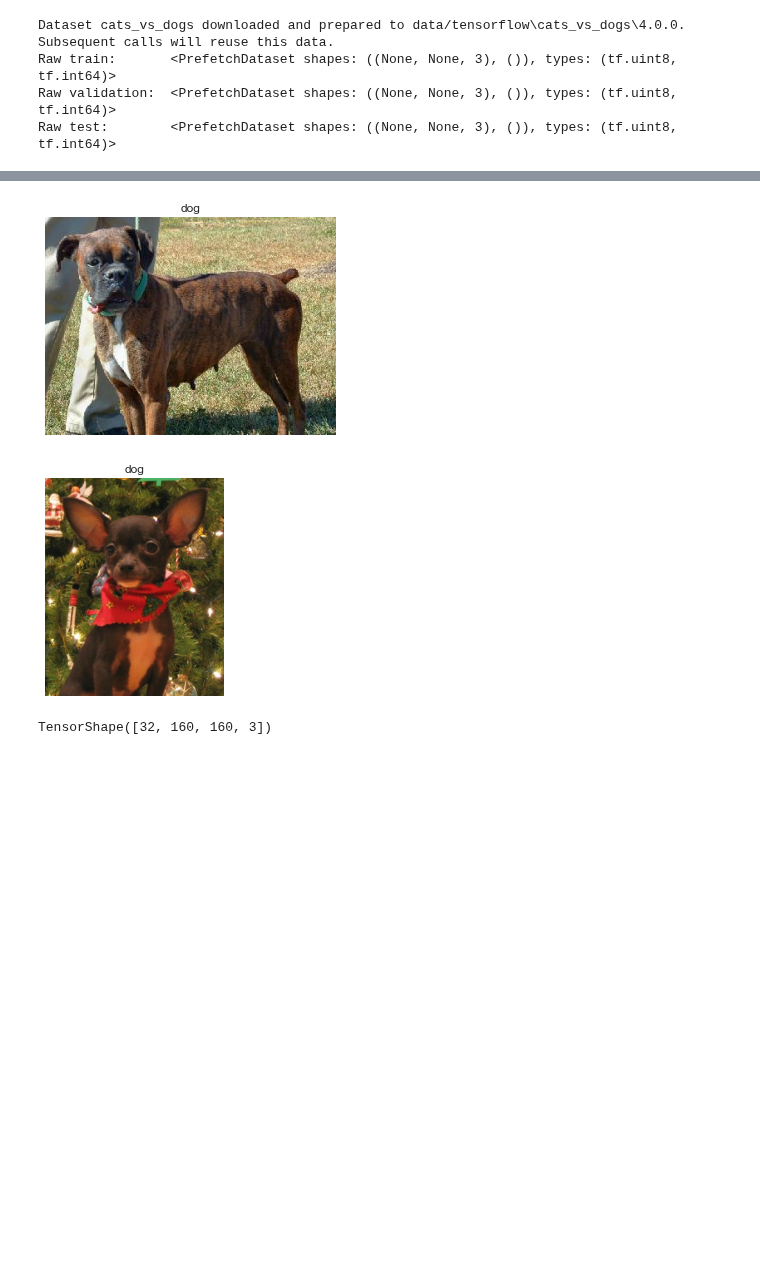
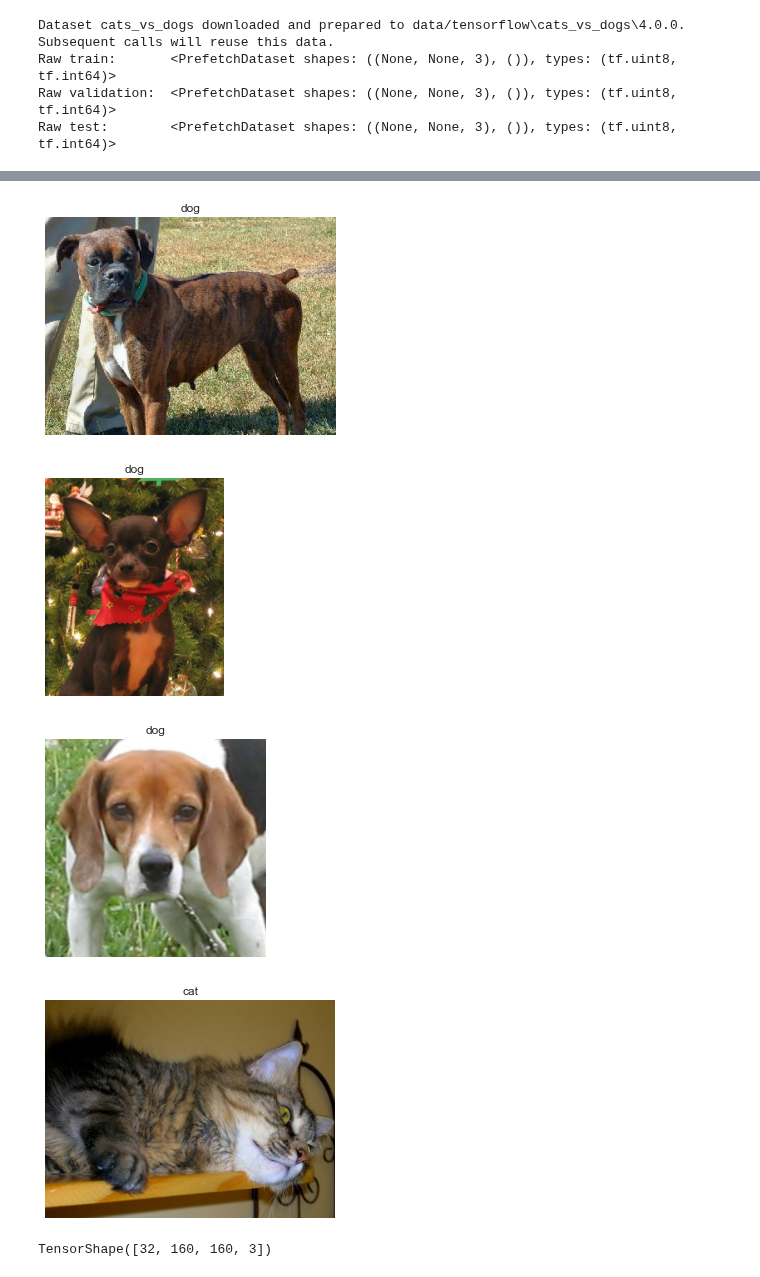
Before and after one commit to OliverJoo/quant_modeling, a Jupyter notebook: MDLing/ConvNN_TransferLearning.ipynb, the cells around one changed output, grey strips where cells are left out. Drawn from its saved outputs; the diff is of its cells as text; code cells hidden in the pictures; blank space fills up the shorter version.

```diff
--- a/MDLing/ConvNN_TransferLearning.ipynb
+++ b/MDLing/ConvNN_TransferLearning.ipynb
@@ -72,16 +92,19 @@ Raw test:        <PrefetchDataset shapes: ((None, None, 3), ()), types: (tf.uint
 # %%
 # Show sample images
 get_label_name = metadata.features['label'].int2str
 
-for image, label in raw_train.take(2):
+for image, label in raw_train.take(4):
+    # print(image, label)
     plt.figure()
     plt.imshow(image)
     plt.title(get_label_name(label))
     plt.grid(False)
     plt.axis('off')
 # %% [output]
 [figure]
 [figure]
+[figure, added]
+[figure, added]
 # %%
 # Preprocessing
 IMG_SIZE = 160
```
Also changed, not shown: parts of 10 cells of this notebook, 1 other file.
